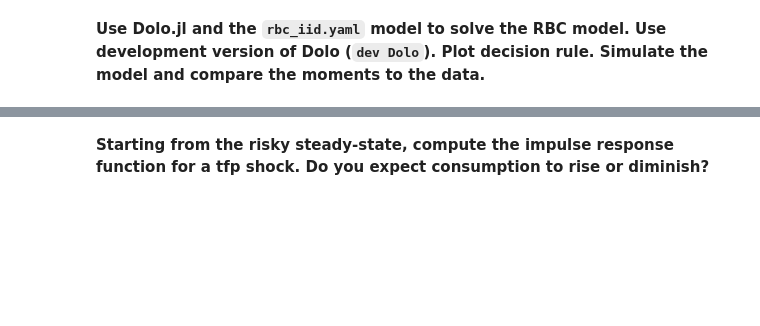
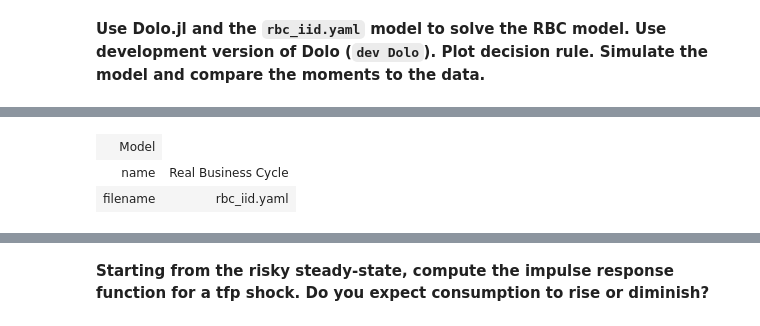
Before and after one commit to albop/eco309, a Jupyter notebook: notebooks/10_FOCs_and_macro_models.ipynb, the cells around one changed output, grey strips where cells are left out. Saved outputs shown, nothing was run; the diff lists cells and outputs as text; code cells hidden in the pictures; blank space fills up the shorter version.

```diff
--- a/notebooks/10_FOCs_and_macro_models.ipynb
+++ b/notebooks/10_FOCs_and_macro_models.ipynb
@@ -39,0 +159,6 @@ __Use Dolo.jl and the `rbc_iid.yaml` model to solve the RBC model. Use developme
+# %%
+model = Model("rbc_iid.yaml")
+# %% [output]
+| Model |
+| name | Real Business Cycle |
+| filename | rbc_iid.yaml |
```
Also changed, not shown: parts of 37 cells of this notebook, 1 other file.
